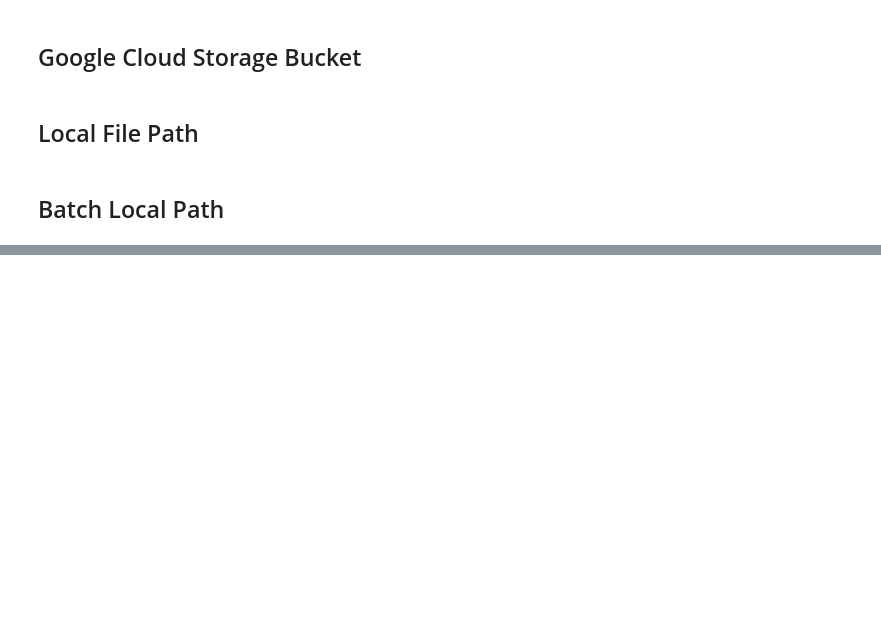
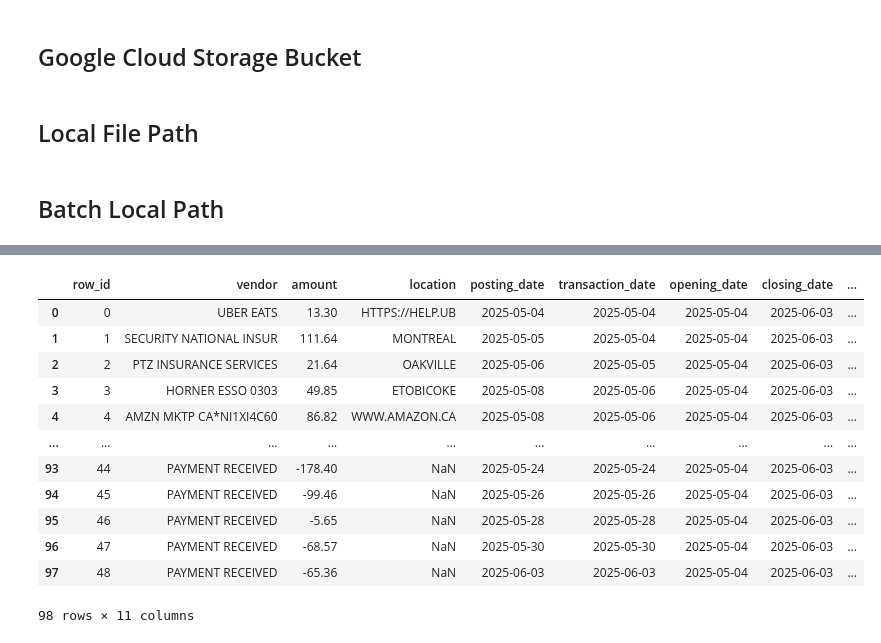
Before and after one commit to JordanVercillo/vercilloanalytics, a Jupyter notebook: projects/amex/amex_transformations.ipynb, the cells around one changed output, grey strips where cells are left out. Saved outputs shown, nothing was run; the diff lists cells and outputs as text; code cells hidden in the pictures; blank space fills up the shorter version.

```diff
--- a/projects/amex/amex_transformations.ipynb
+++ b/projects/amex/amex_transformations.ipynb
@@ -15,6 +15,8 @@ project_id = "vercillopersonal"
 location = "us"
 processor_id = "fe61eee8945a8018"
 
+calendar_year = "2025"
+
 # === INPUT/OUTPUT PATHS ===
 # gcs_input_uri = "gs://vercillo_projects/transactions/amex/data/2025/2025-01-03_cleansed.csv"
 # filename = Path(gcs_input_uri).name
@@ -165,0 +171,40 @@ df
+# %%
+df["calendar_year"] = calendar_year
+
+df["transaction_date_full"] = pd.to_datetime(
+    df["calendar_year"].astype(str) + "-" + df["transaction_date"],
+    format="%Y-%d-%b", errors="coerce"
+)
+
+df["posting_date_full"] = pd.to_datetime(
+    df["calendar_year"].astype(str) + "-" + df["posting_date"],
+    format="%Y-%d-%b", errors="coerce"
+)
+
+#Clean up
+df = df.drop(columns=["posting_date", "transaction_date"])
+
+df = df.rename(columns={
+    "transaction_date_full": "transaction_date",
+    "posting_date_full": "posting_date",
+    "Vendor": "vendor"
+})
+
+
+df = df[["row_id", "vendor", "amount", "location","posting_date", "transaction_date","opening_date", "closing_date", "closing_year","calendar_year","source_file"]]
+
+df
+# %% [output]
+|  | row_id | vendor | amount | location | posting_date | transaction_date | opening_date | closing_date | ... |
+| 0 | 0 | UBER EATS | 13.30 | HTTPS://HELP.UB | 2025-05-04 | 2025-05-04 | 2025-05-04 | 2025-06-03 | ... |
+| 1 | 1 | SECURITY NATIONAL INSUR | 111.64 | MONTREAL | 2025-05-05 | 2025-05-04 | 2025-05-04 | 2025-06-03 | ... |
+| 2 | 2 | PTZ INSURANCE SERVICES | 21.64 | OAKVILLE | 2025-05-06 | 2025-05-05 | 2025-05-04 | 2025-06-03 | ... |
+| 3 | 3 | HORNER ESSO 0303 | 49.85 | ETOBICOKE | 2025-05-08 | 2025-05-06 | 2025-05-04 | 2025-06-03 | ... |
+| 4 | 4 | AMZN MKTP CA*NI1XI4C60 | 86.82 | WWW.AMAZON.CA | 2025-05-08 | 2025-05-06 | 2025-05-04 | 2025-06-03 | ... |
+| ... | ... | ... | ... | ... | ... | ... | ... | ... | ... |
+| 93 | 44 | PAYMENT RECEIVED | -178.40 | NaN | 2025-05-24 | 2025-05-24 | 2025-05-04 | 2025-06-03 | ... |
+| 94 | 45 | PAYMENT RECEIVED | -99.46 | NaN | 2025-05-26 | 2025-05-26 | 2025-05-04 | 2025-06-03 | ... |
+| 95 | 46 | PAYMENT RECEIVED | -5.65 | NaN | 2025-05-28 | 2025-05-28 | 2025-05-04 | 2025-06-03 | ... |
+| 96 | 47 | PAYMENT RECEIVED | -68.57 | NaN | 2025-05-30 | 2025-05-30 | 2025-05-04 | 2025-06-03 | ... |
+| 97 | 48 | PAYMENT RECEIVED | -65.36 | NaN | 2025-06-03 | 2025-06-03 | 2025-05-04 | 2025-06-03 | ... |
+98 rows × 11 columns
```
Also changed, not shown: parts of 9 cells of this notebook.
